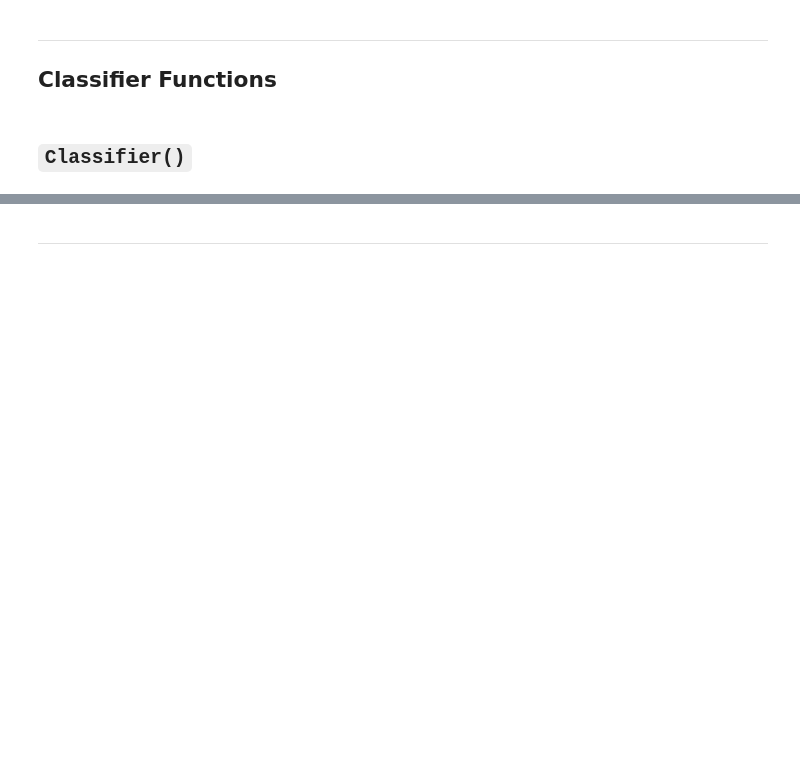
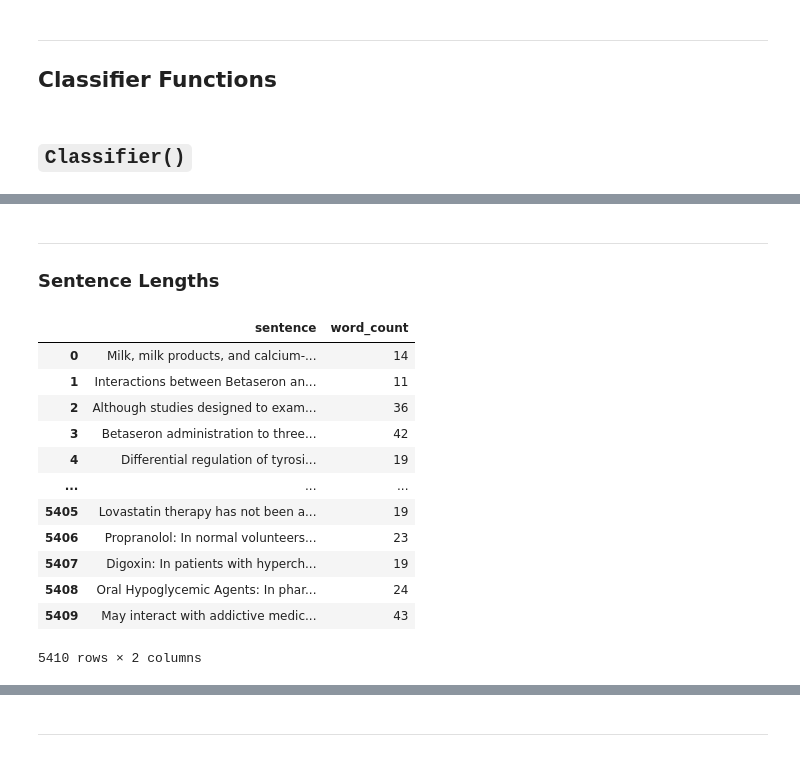
Before and after one commit to mponsclo/Advanced_Human_Language_Technologies, a Jupyter notebook: 3. NN/DDI-NN.ipynb, the cells around one changed output, grey strips where cells are left out. Drawn from its saved outputs; the diff is of its cells as text; code cells hidden in the pictures; blank space fills up the shorter version.

Commit message:
check different lengths

```diff
--- a/3. NN/DDI-NN.ipynb
+++ b/3. NN/DDI-NN.ipynb
@@ -536 +530,4 @@ m.avg             500   5191     350    5691     850    8.8%    58.8%   15.3%
 m.avg(no class)   850   4841       0    5691     850    14.9%   100.0%  26.0%
+# %% [markdown]
+***
+### Sentence Lengths
@@ -536,0 +549,21 @@ m.avg(no class)   850   4841       0    5691     850    14.9%   100.0%  26.0%
+# %%
+def count_words(s):
+    words = s.split()
+    return len(words)
+
+sent_df['word_count'] = sent_df['sentence'].apply(count_words)
+sent_df
+# %% [output]
+|  | sentence | word_count |
+| 0 | Milk, milk products, and calcium-... | 14 |
+| 1 | Interactions between Betaseron an... | 11 |
+| 2 | Although studies designed to exam... | 36 |
+| 3 | Betaseron administration to three... | 42 |
+| 4 | Differential regulation of tyrosi... | 19 |
+| ... | ... | ... |
+| 5405 | Lovastatin therapy has not been a... | 19 |
+| 5406 | Propranolol: In normal volunteers... | 23 |
+| 5407 | Digoxin: In patients with hyperch... | 19 |
+| 5408 | Oral Hypoglycemic Agents: In phar... | 24 |
+| 5409 | May interact with addictive medic... | 43 |
+5410 rows × 2 columns
```
Also changed, not shown: parts of 9 cells of this notebook, 5 other files.
